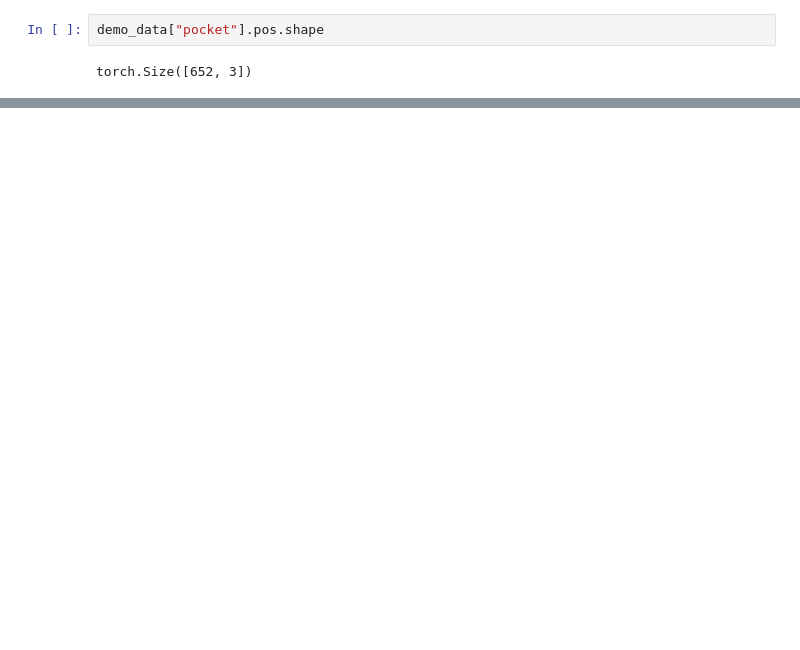
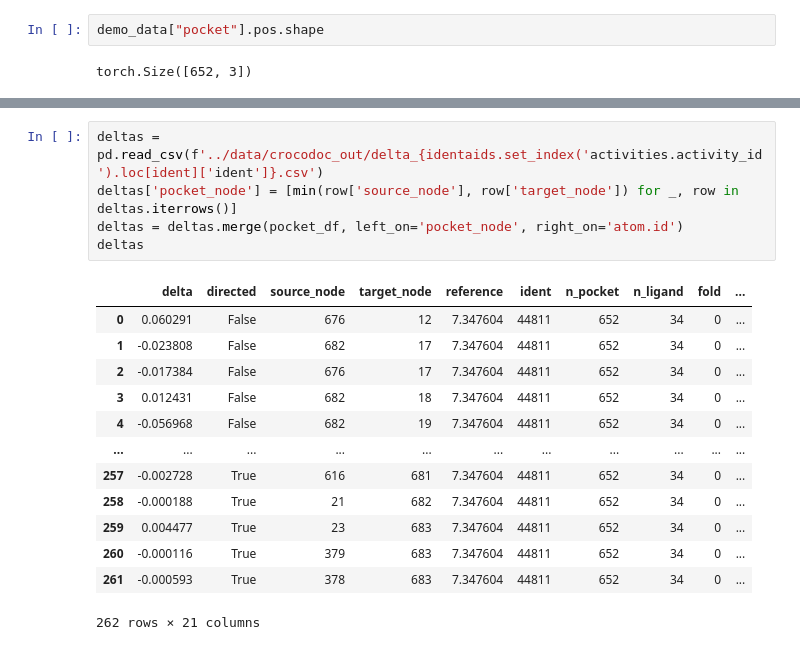
Before and after one commit to volkamerlab/kinodata-3D-affinity-prediction, a Jupyter notebook: examples/residue_matching.ipynb, the cells around one changed output, grey strips where cells are left out. Cells and saved outputs as stored; diff of their text form; blank space fills up the shorter version.

```diff
--- a/examples/residue_matching.ipynb
+++ b/examples/residue_matching.ipynb
@@ -135,0 +148,19 @@ pd.read_csv(f'../data/interaction_analysis/{demo_data.ident.item()}.csv')
+# %%
+deltas = pd.read_csv(f'../data/crocodoc_out/delta_{identaids.set_index('activities.activity_id').loc[ident]['ident']}.csv')
+deltas['pocket_node'] = [min(row['source_node'], row['target_node']) for _, row in deltas.iterrows()]
+deltas = deltas.merge(pocket_df, left_on='pocket_node', right_on='atom.id')
+deltas
+# %% [output]
+|  | delta | directed | source_node | target_node | reference | ident | n_pocket | n_ligand | fold | ... |
+| 0 | 0.060291 | False | 676 | 12 | 7.347604 | 44811 | 652 | 34 | 0 | ... |
+| 1 | -0.023808 | False | 682 | 17 | 7.347604 | 44811 | 652 | 34 | 0 | ... |
+| 2 | -0.017384 | False | 676 | 17 | 7.347604 | 44811 | 652 | 34 | 0 | ... |
+| 3 | 0.012431 | False | 682 | 18 | 7.347604 | 44811 | 652 | 34 | 0 | ... |
+| 4 | -0.056968 | False | 682 | 19 | 7.347604 | 44811 | 652 | 34 | 0 | ... |
+| ... | ... | ... | ... | ... | ... | ... | ... | ... | ... | ... |
+| 257 | -0.002728 | True | 616 | 681 | 7.347604 | 44811 | 652 | 34 | 0 | ... |
+| 258 | -0.000188 | True | 21 | 682 | 7.347604 | 44811 | 652 | 34 | 0 | ... |
+| 259 | 0.004477 | True | 23 | 683 | 7.347604 | 44811 | 652 | 34 | 0 | ... |
+| 260 | -0.000116 | True | 379 | 683 | 7.347604 | 44811 | 652 | 34 | 0 | ... |
+| 261 | -0.000593 | True | 378 | 683 | 7.347604 | 44811 | 652 | 34 | 0 | ... |
+262 rows × 21 columns
```
Also changed, not shown: parts of 13 cells of this notebook.
